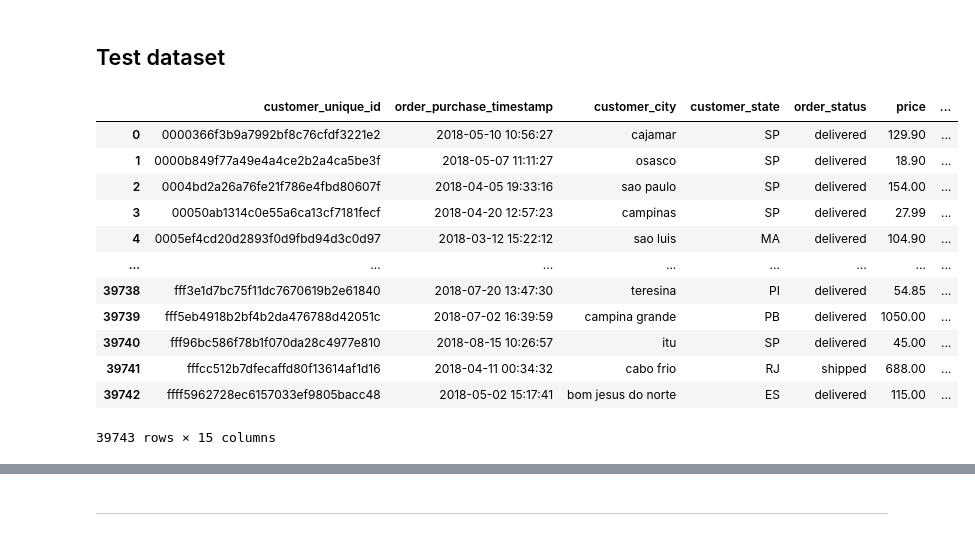
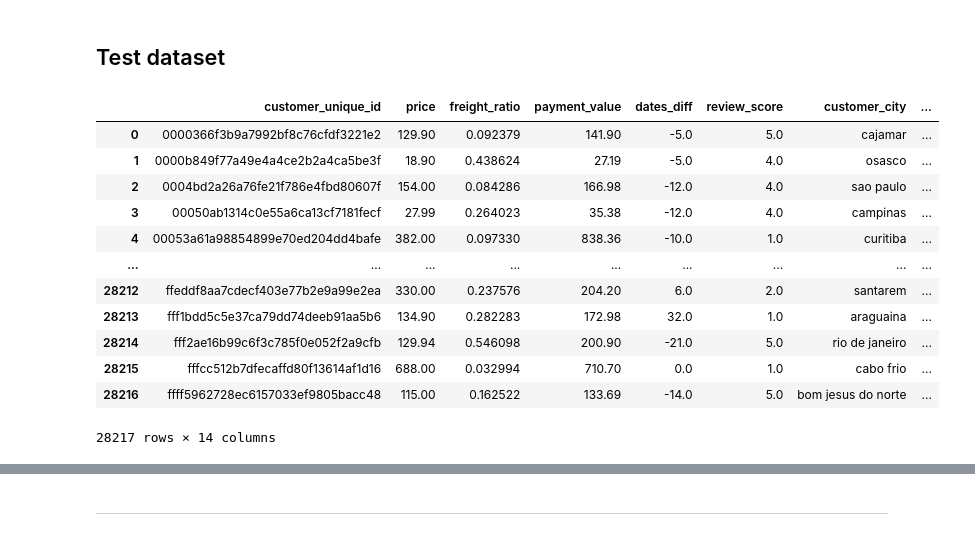
Before and after one commit to SilvanaKoga/tfm-uned-churn, a Jupyter notebook: Notebooks/DT_RF_XGBoost.ipynb, the cells around one changed output, grey strips where cells are left out. Cells and saved outputs as stored; diff of their text form; code cells hidden in the pictures.

```diff
--- a/Notebooks/DT_RF_XGBoost.ipynb
+++ b/Notebooks/DT_RF_XGBoost.ipynb
@@ -9,31 +9,31 @@ import seaborn as sb
 # %%
 Train_90_path = "../Data/Train_test/train_90.csv"
 
-Train_100_path = "../Data/Train_test/train_100.csv"
+Train_120_path = "../Data/Train_test/train_120.csv"
 
-Train_110_path = "../Data/Train_test/train_110.csv"
+Train_150_path = "../Data/Train_test/train_150.csv"
 
 
 # test
 
 
-Test_90_path = "../Data/Train_test/churn_test_dataset_90.csv"
+Test_90_path = "../Data/churn_test_dataset_90.csv"
 
-Test_100_path = "../Data/Train_test/churn_test_dataset_100.csv"
+Test_120_path = "../Data/churn_test_dataset_120.csv"
 
-Test_110_path = "../Data/Train_test/churn_test_dataset_110.csv"
+Test_150_path = "../Data/churn_test_dataset_150.csv"
 # %%
 Data_train_90_df = pd.read_csv(Train_90_path)
 
-Data_train_100_df = pd.read_csv(Train_100_path)
+Data_train_120_df = pd.read_csv(Train_120_path)
 
-Data_train_110_df = pd.read_csv(Train_110_path)
+Data_train_150_df = pd.read_csv(Train_150_path)
 
 Data_test_90_df = pd.read_csv(Test_90_path)
 
-Data_test_100_df = pd.read_csv(Test_100_path)
+Data_test_120_df = pd.read_csv(Test_120_path)
 
-Data_test_110_df = pd.read_csv(Test_110_path)
+Data_test_150_df = pd.read_csv(Test_150_path)
 # %% [markdown]
 -------
 -------
@@ -1100,19 +1010,19 @@ encoded_100_df
 # %% [markdown]
 ## Test dataset
 # %%
-Data_test_100_df
+Data_test_120_df
 # %% [output]
-|  | customer_unique_id | order_purchase_timestamp | customer_city | customer_state | order_status | price | ... |
-| 0 | 0000366f3b9a7992bf8c76cfdf3221e2 | 2018-05-10 10:56:27 | cajamar | SP | delivered | 129.90 | ... |
-| 1 | 0000b849f77a49e4a4ce2b2a4ca5be3f | 2018-05-07 11:11:27 | osasco | SP | delivered | 18.90 | ... |
-| 2 | 0004bd2a26a76fe21f786e4fbd80607f | 2018-04-05 19:33:16 | sao paulo | SP | delivered | 154.00 | ... |
-| 3 | 00050ab1314c0e55a6ca13cf7181fecf | 2018-04-20 12:57:23 | campinas | SP | delivered | 27.99 | ... |
-| 4 | 0005ef4cd20d2893f0d9fbd94d3c0d97 | 2018-03-12 15:22:12 | sao luis | MA | delivered | 104.90 | ... |
-| ... | ... | ... | ... | ... | ... | ... | ... |
-| 39738 | fff3e1d7bc75f11dc7670619b2e61840 | 2018-07-20 13:47:30 | teresina | PI | delivered | 54.85 | ... |
-| 39739 | fff5eb4918b2bf4b2da476788d42051c | 2018-07-02 16:39:59 | campina grande | PB | delivered | 1050.00 | ... |
-| 39740 | fff96bc586f78b1f070da28c4977e810 | 2018-08-15 10:26:57 | itu | SP | delivered | 45.00 | ... |
-| 39741 | fffcc512b7dfecaffd80f13614af1d16 | 2018-04-11 00:34:32 | cabo frio | RJ | shipped | 688.00 | ... |
-| 39742 | ffff5962728ec6157033ef9805bacc48 | 2018-05-02 15:17:41 | bom jesus do norte | ES | delivered | 115.00 | ... |
+|  | customer_unique_id | price | freight_ratio | payment_value | dates_diff | review_score | customer_city | ... |
+| 0 | 0000366f3b9a7992bf8c76cfdf3221e2 | 129.90 | 0.092379 | 141.90 | -5.0 | 5.0 | cajamar | ... |
+| 1 | 0000b849f77a49e4a4ce2b2a4ca5be3f | 18.90 | 0.438624 | 27.19 | -5.0 | 4.0 | osasco | ... |
+| 2 | 0004bd2a26a76fe21f786e4fbd80607f | 154.00 | 0.084286 | 166.98 | -12.0 | 4.0 | sao paulo | ... |
+| 3 | 00050ab1314c0e55a6ca13cf7181fecf | 27.99 | 0.264023 | 35.38 | -12.0 | 4.0 | campinas | ... |
+| 4 | 00053a61a98854899e70ed204dd4bafe | 382.00 | 0.097330 | 838.36 | -10.0 | 1.0 | curitiba | ... |
+| ... | ... | ... | ... | ... | ... | ... | ... | ... |
+| 28212 | ffeddf8aa7cdecf403e77b2e9a99e2ea | 330.00 | 0.237576 | 204.20 | 6.0 | 2.0 | santarem | ... |
+| 28213 | fff1bdd5c5e37ca79dd74deeb91aa5b6 | 134.90 | 0.282283 | 172.98 | 32.0 | 1.0 | araguaina | ... |
+| 28214 | fff2ae16b99c6f3c785f0e052f2a9cfb | 129.94 | 0.546098 | 200.90 | -21.0 | 5.0 | rio de janeiro | ... |
+| 28215 | fffcc512b7dfecaffd80f13614af1d16 | 688.00 | 0.032994 | 710.70 | 0.0 | 1.0 | cabo frio | ... |
+| 28216 | ffff5962728ec6157033ef9805bacc48 | 115.00 | 0.162522 | 133.69 | -14.0 | 5.0 | bom jesus do norte | ... |
-39743 rows × 15 columns
+28217 rows × 14 columns
 # %%
```
Also changed, not shown: parts of 120 cells of this notebook, 2 other files.
